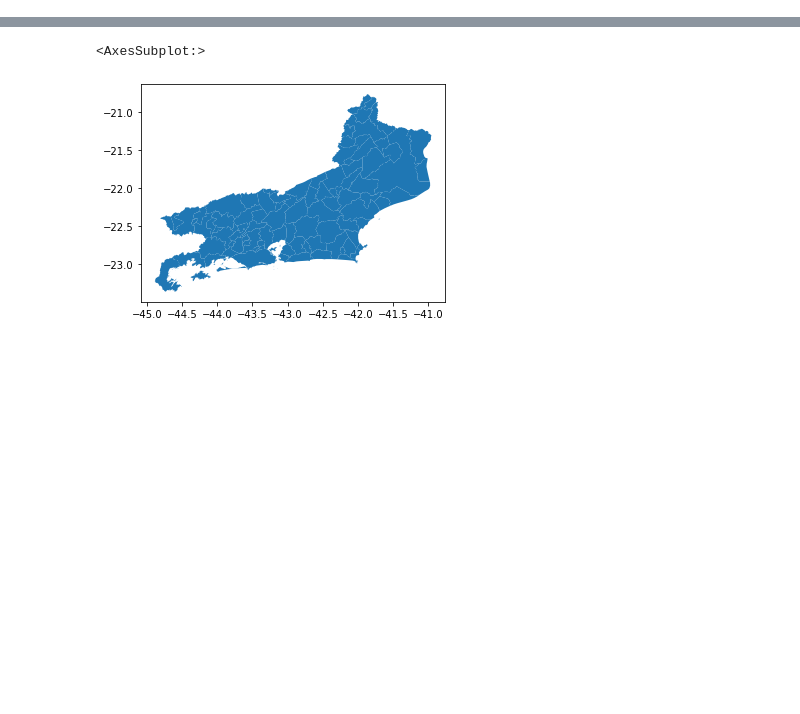
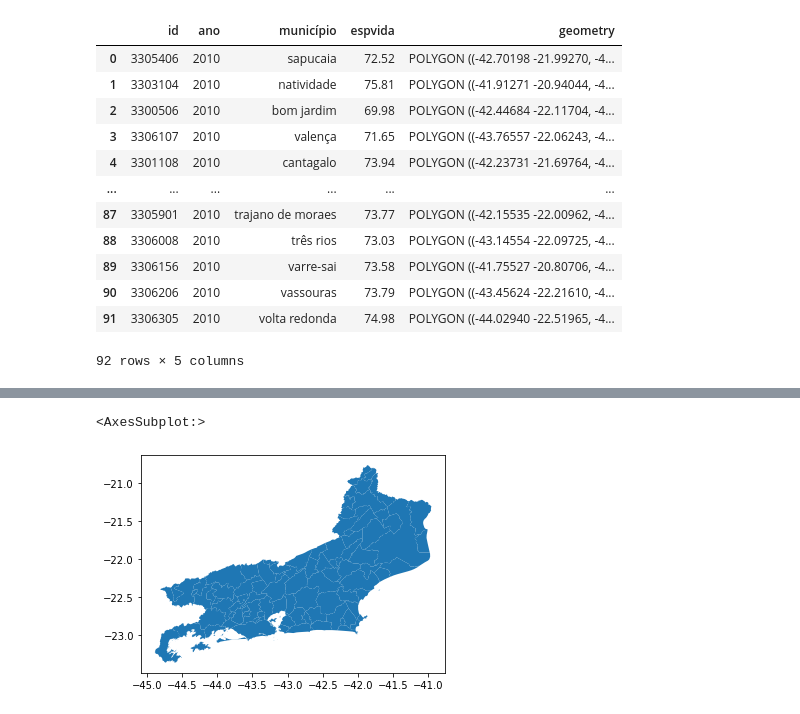
Before and after one commit to lfzinho/Geodata-Analisys, a Jupyter notebook: Notebook_maneiro.ipynb, the cells around one changed output, grey strips where cells are left out. Drawn from its saved outputs; the diff is of its cells as text; code cells hidden in the pictures; blank space fills up the shorter version.

```diff
--- a/Notebook_maneiro.ipynb
+++ b/Notebook_maneiro.ipynb
@@ -19,0 +30,25 @@ db.head()
+# %%
+atlas["município"] = atlas["município"].str.lower()
+atlas_rj = atlas[atlas["município"].isin(municipios)]
+atlas_rj_2010 = atlas_rj[atlas_rj["ano"] == 2010]
+atlas_rj_2010 = atlas_rj_2010.drop_duplicates(subset=["município"])
+merged = atlas_rj_2010.merge(db, left_on="município", right_on="name")
+
+merged = gpd.GeoDataFrame(merged)
+merged = merged[["id", "ano", "município", "espvida","geometry"]]
+
+merged
+# %% [output]
+|  | id | ano | município | espvida | geometry |
+| 0 | 3305406 | 2010 | sapucaia | 72.52 | POLYGON ((-42.70198 -21.99270, -4... |
+| 1 | 3303104 | 2010 | natividade | 75.81 | POLYGON ((-41.91271 -20.94044, -4... |
+| 2 | 3300506 | 2010 | bom jardim | 69.98 | POLYGON ((-42.44684 -22.11704, -4... |
+| 3 | 3306107 | 2010 | valença | 71.65 | POLYGON ((-43.76557 -22.06243, -4... |
+| 4 | 3301108 | 2010 | cantagalo | 73.94 | POLYGON ((-42.23731 -21.69764, -4... |
+| ... | ... | ... | ... | ... | ... |
+| 87 | 3305901 | 2010 | trajano de moraes | 73.77 | POLYGON ((-42.15535 -22.00962, -4... |
+| 88 | 3306008 | 2010 | três rios | 73.03 | POLYGON ((-43.14554 -22.09725, -4... |
+| 89 | 3306156 | 2010 | varre-sai | 73.58 | POLYGON ((-41.75527 -20.80706, -4... |
+| 90 | 3306206 | 2010 | vassouras | 73.79 | POLYGON ((-43.45624 -22.21610, -4... |
+| 91 | 3306305 | 2010 | volta redonda | 74.98 | POLYGON ((-44.02940 -22.51965, -4... |
+92 rows × 5 columns
```
Also changed, not shown: parts of 5 cells of this notebook, 1 other file.
